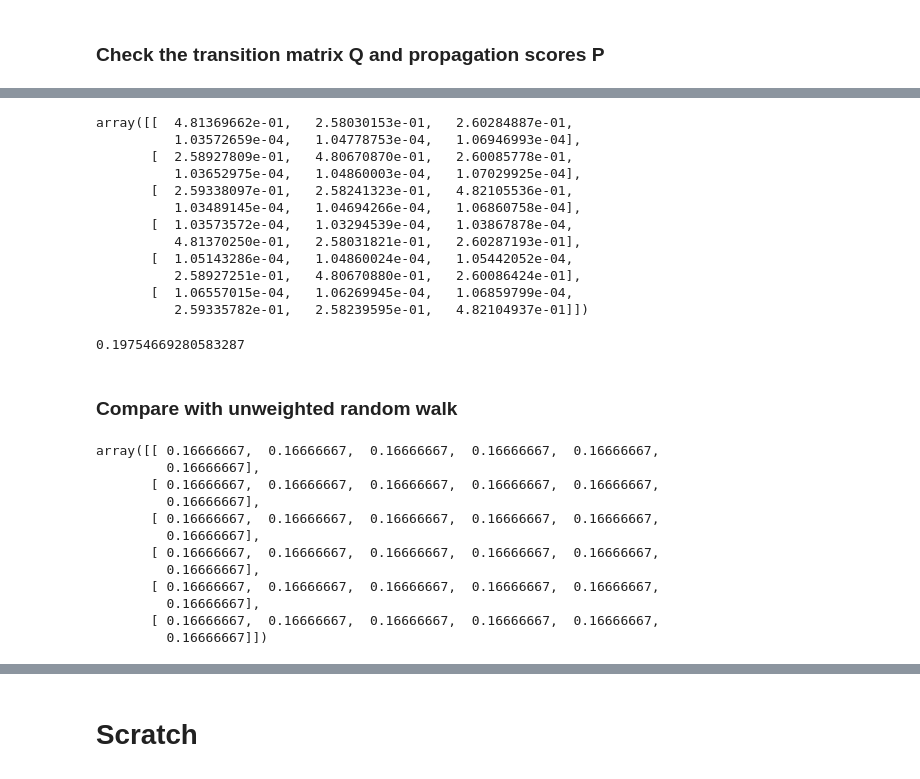
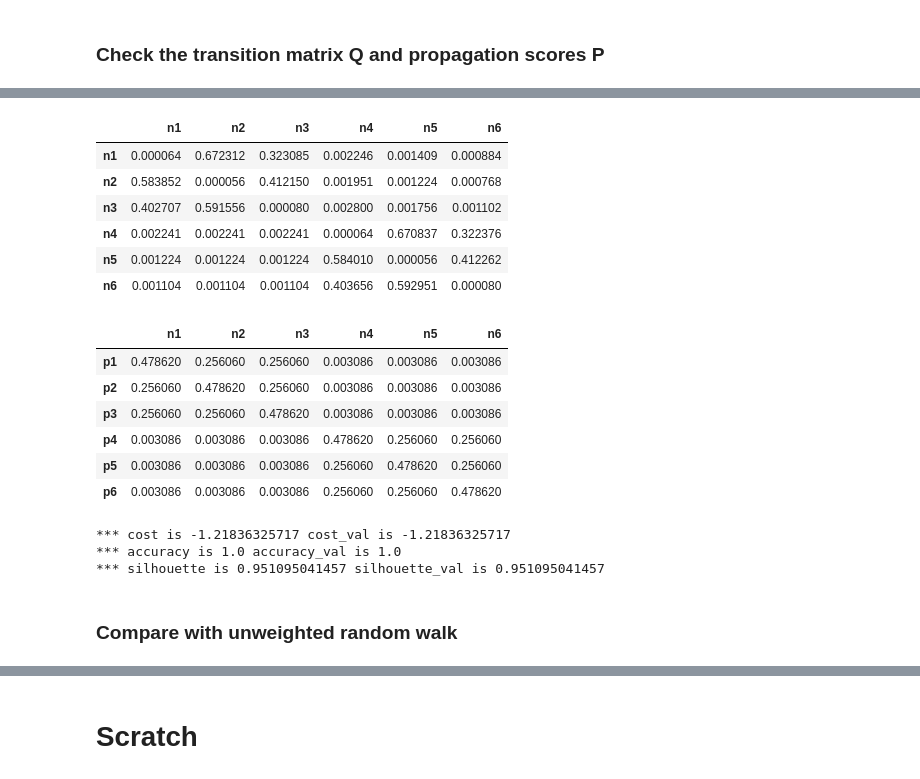
Before and after one commit to wzhang1984/NBSS, a Jupyter notebook: test.ipynb, the cells around one changed output, grey strips where cells are left out. Saved outputs shown, nothing was run; the diff lists cells and outputs as text; code cells hidden in the pictures.

```diff
--- a/test.ipynb
+++ b/test.ipynb
@@ -103,7 +103,6 @@ learning_rate = 0.001
-# %%
-w = SRW.train_SRW_GD(edges, features, nnodes, P_init, rst_prob, group_labels, lam,
-                     w_init_sd, 'squared', 'L1', True, learning_rate=0.2, update_w_func='Nadam')
 # %%
-w = SRW.train_SRW_GD(edges, features, nnodes, P_init, rst_prob, group_labels, lam,
-                     w_init_sd, 'squared', 'L1', True, learning_rate=2, update_w_func='Nesterov',
-                     P_init_validation=P_init, group_labels_validation=group_labels)
+SRW_obj_2 = SRW.SRW_solver(edges, features, nnodes, P_init, rst_prob, group_labels, lam, w_init_sd=0.01,
+                           w=None, feature_names=feature_names, sample_names=sample_names,
+                           node_names=node_names, loss='silhouette', norm_type='L1', maximize_diff=True,
+                           learning_rate=0.1, update_w_func='Adam', P_init_val=P_init,
+                           group_labels_val=group_labels, eval_sil=True, ncpus=-1, maxit=1000, early_stop=5)
@@ -147,0 +109,2 @@ w, J, d, J_validation
+# %%
+SRW_obj_2.train_SRW_GD()
@@ -147,0 +136,2 @@ w, J, d, J_validation
+# %%
+SRW_obj_2.train_SRW_BFGS()
@@ -166,16 +167,0 @@ array([[  5.72923055e-07,   4.96373285e-01,   5.03490896e-01,
-# %%
-P = SRW.iterative_PPR(Q.toarray(), SRW.renorm(P_init).toarray(), rst_prob)
-P
-# %% [output]
-array([[  4.81369662e-01,   2.58030153e-01,   2.60284887e-01,
-          1.03572659e-04,   1.04778753e-04,   1.06946993e-04],
-       [  2.58927809e-01,   4.80670870e-01,   2.60085778e-01,
-          1.03652975e-04,   1.04860003e-04,   1.07029925e-04],
-       [  2.59338097e-01,   2.58241323e-01,   4.82105536e-01,
-          1.03489145e-04,   1.04694266e-04,   1.06860758e-04],
-       [  1.03573572e-04,   1.03294539e-04,   1.03867878e-04,
-          4.81370250e-01,   2.58031821e-01,   2.60287193e-01],
-       [  1.05143286e-04,   1.04860024e-04,   1.05442052e-04,
-          2.58927251e-01,   4.80670880e-01,   2.60086424e-01],
-       [  1.06557015e-04,   1.06269945e-04,   1.06859799e-04,
-          2.59335782e-01,   2.58239595e-01,   4.82104937e-01]])
@@ -184,23 +168,30 @@ group2npairs = SRW.count_numbers_per_group(group_labels)
-# %%
-J = SRW.obj_func(P, group_labels, group2npairs, lam, w, loss='squared', norm_type='L1', maximize_diff=False)
-J
-# %% [output]
-0.19754669280583287
+# %%
+SRW_obj_2.Q_fin_df
+# %% [output]
+|  | n1 | n2 | n3 | n4 | n5 | n6 |
+| n1 | 0.000064 | 0.672312 | 0.323085 | 0.002246 | 0.001409 | 0.000884 |
+| n2 | 0.583852 | 0.000056 | 0.412150 | 0.001951 | 0.001224 | 0.000768 |
+| n3 | 0.402707 | 0.591556 | 0.000080 | 0.002800 | 0.001756 | 0.001102 |
+| n4 | 0.002241 | 0.002241 | 0.002241 | 0.000064 | 0.670837 | 0.322376 |
+| n5 | 0.001224 | 0.001224 | 0.001224 | 0.584010 | 0.000056 | 0.412262 |
+| n6 | 0.001104 | 0.001104 | 0.001104 | 0.403656 | 0.592951 | 0.000080 |
+# %%
+SRW_obj_2.P_fin_df
+# %% [output]
+|  | n1 | n2 | n3 | n4 | n5 | n6 |
+| p1 | 0.478620 | 0.256060 | 0.256060 | 0.003086 | 0.003086 | 0.003086 |
+| p2 | 0.256060 | 0.478620 | 0.256060 | 0.003086 | 0.003086 | 0.003086 |
+| p3 | 0.256060 | 0.256060 | 0.478620 | 0.003086 | 0.003086 | 0.003086 |
+| p4 | 0.003086 | 0.003086 | 0.003086 | 0.478620 | 0.256060 | 0.256060 |
+| p5 | 0.003086 | 0.003086 | 0.003086 | 0.256060 | 0.478620 | 0.256060 |
+| p6 | 0.003086 | 0.003086 | 0.003086 | 0.256060 | 0.256060 | 0.478620 |
+# %%
+print '*** cost is', SRW_obj_2.cost, 'cost_val is', SRW_obj_2.cost_val
+print '*** accuracy is', SRW_obj_2.accuracy, 'accuracy_val is', SRW_obj_2.accuracy_val
+print '*** silhouette is', SRW_obj_2.cost_sil, 'silhouette_val is', SRW_obj_2.cost_sil_val, '\n'
+# %% [output]
+*** cost is -1.21836325717 cost_val is -1.21836325717
+*** accuracy is 1.0 accuracy_val is 1.0
+*** silhouette is 0.951095041457 silhouette_val is 0.951095041457
 # %% [markdown]
 ### Compare with unweighted random walk
-# %%
-Qu = SRW.generate_Q_unweighted(edges, nnodes)
-Qu.toarray()
-# %% [output]
-array([[ 0.16666667,  0.16666667,  0.16666667,  0.16666667,  0.16666667,
-         0.16666667],
-       [ 0.16666667,  0.16666667,  0.16666667,  0.16666667,  0.16666667,
-         0.16666667],
-       [ 0.16666667,  0.16666667,  0.16666667,  0.16666667,  0.16666667,
-         0.16666667],
-       [ 0.16666667,  0.16666667,  0.16666667,  0.16666667,  0.16666667,
-         0.16666667],
-       [ 0.16666667,  0.16666667,  0.16666667,  0.16666667,  0.16666667,
-         0.16666667],
-       [ 0.16666667,  0.16666667,  0.16666667,  0.16666667,  0.16666667,
-         0.16666667]])
```
Also changed, not shown: parts of 40 cells of this notebook, 3 other files.
